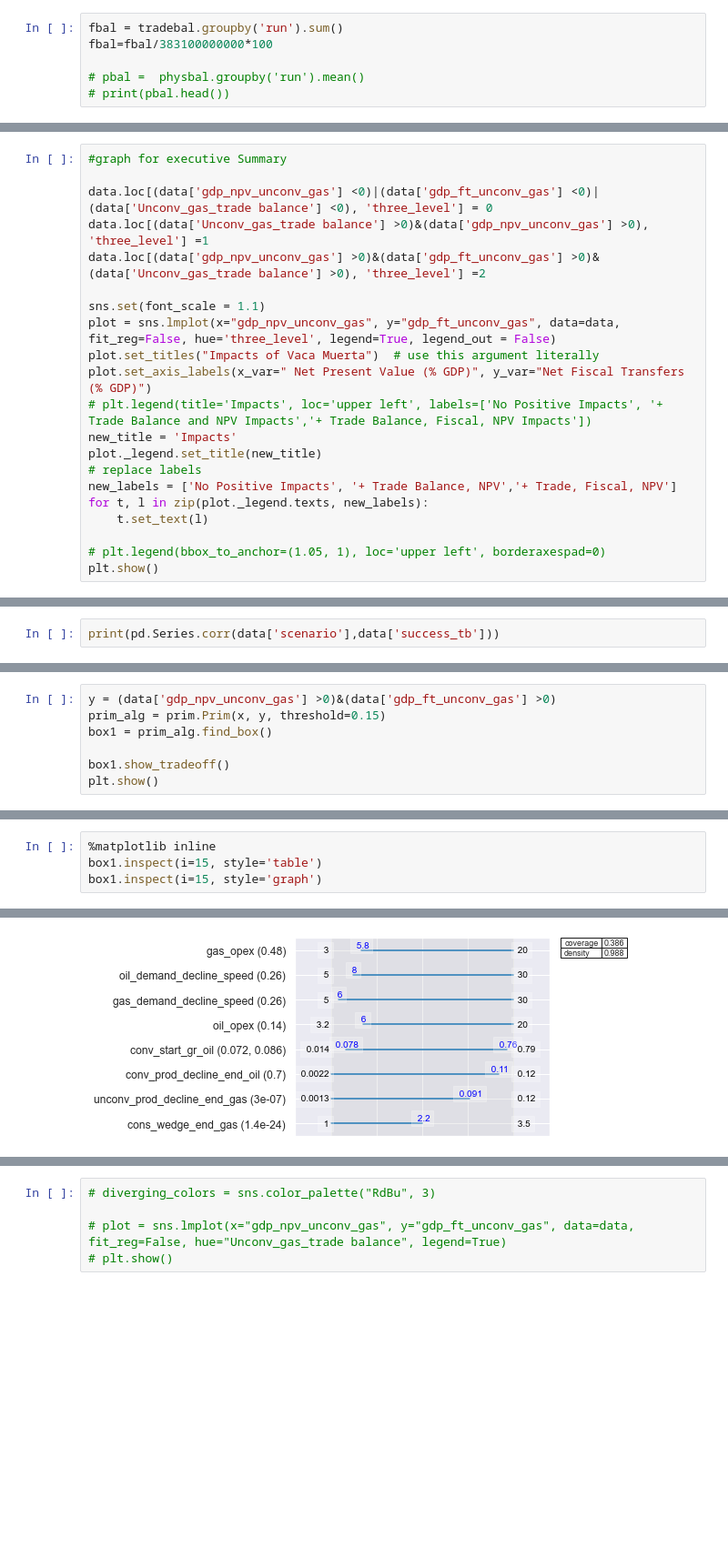
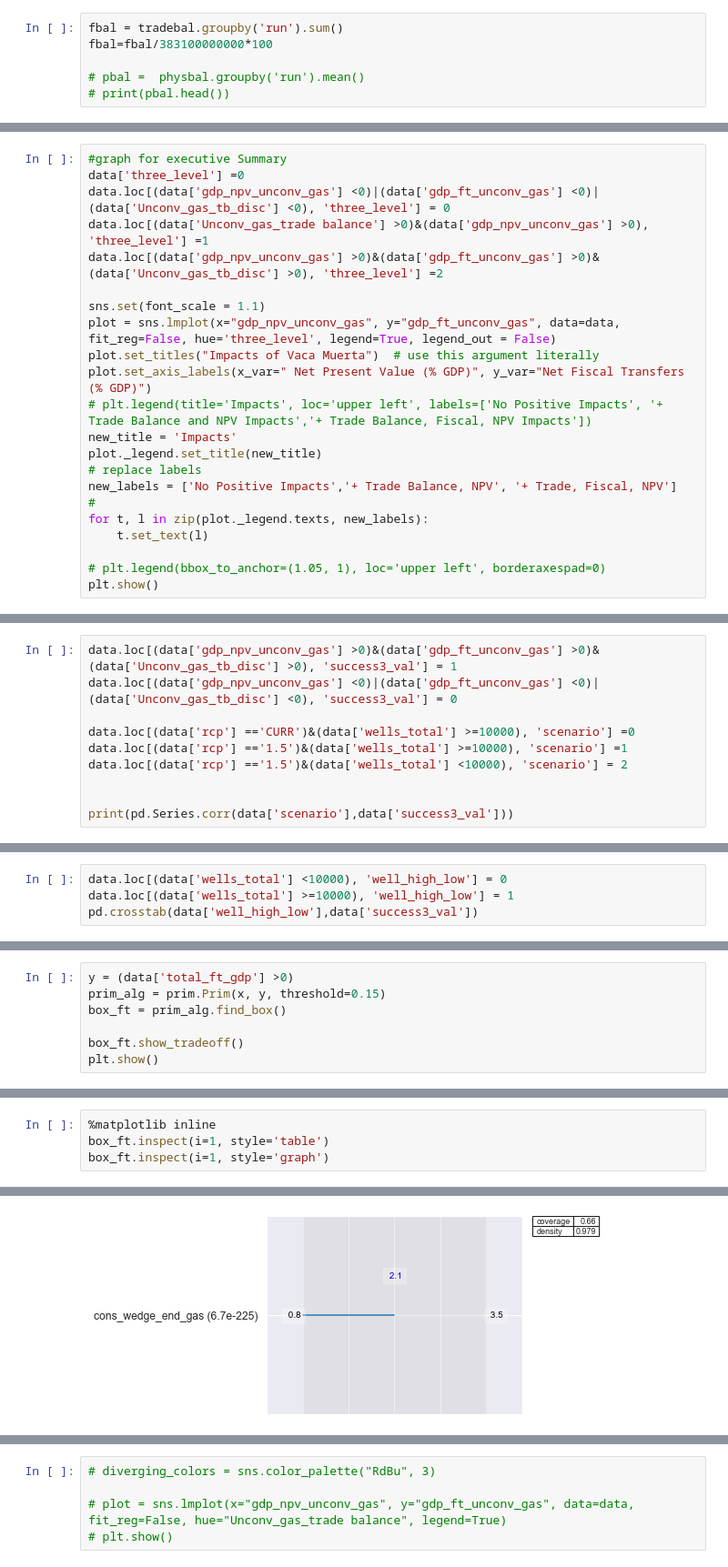
Before and after one commit to worldbank/Vacauerta, a Jupyter notebook: src/Final results_5.15.ipynb, the cells around one changed output, grey strips where cells are left out. Shown at 91% size. Saved outputs shown, nothing was run; the diff lists cells and outputs as text; blank space fills up the shorter version.

```diff
--- a/src/Final results_5.15.ipynb
+++ b/src/Final results_5.15.ipynb
@@ -141,9 +193,9 @@ pd.crosstab(data['scenario'],data['success_ft'])
 # %%
 #graph for executive Summary
-
-data.loc[(data['gdp_npv_unconv_gas'] <0)|(data['gdp_ft_unconv_gas'] <0)|(data['Unconv_gas_trade balance'] <0), 'three_level'] = 0
+data['three_level'] =0
+data.loc[(data['gdp_npv_unconv_gas'] <0)|(data['gdp_ft_unconv_gas'] <0)|(data['Unconv_gas_tb_disc'] <0), 'three_level'] = 0
 data.loc[(data['Unconv_gas_trade balance'] >0)&(data['gdp_npv_unconv_gas'] >0), 'three_level'] =1
-data.loc[(data['gdp_npv_unconv_gas'] >0)&(data['gdp_ft_unconv_gas'] >0)&(data['Unconv_gas_trade balance'] >0), 'three_level'] =2
+data.loc[(data['gdp_npv_unconv_gas'] >0)&(data['gdp_ft_unconv_gas'] >0)&(data['Unconv_gas_tb_disc'] >0), 'three_level'] =2
 
 sns.set(font_scale = 1.1)
 plot = sns.lmplot(x="gdp_npv_unconv_gas", y="gdp_ft_unconv_gas", data=data, fit_reg=False, hue='three_level', legend=True, legend_out = False)
@@ -153,7 +205,8 @@ plot.set_axis_labels(x_var=" Net Present Value (% GDP)", y_var="Net Fiscal Trans
 new_title = 'Impacts'
 plot._legend.set_title(new_title)
 # replace labels
-new_labels = ['No Positive Impacts', '+ Trade Balance, NPV','+ Trade, Fiscal, NPV']
+new_labels = ['No Positive Impacts','+ Trade Balance, NPV', '+ Trade, Fiscal, NPV']
+#
 for t, l in zip(plot._legend.texts, new_labels):
     t.set_text(l)
 
@@ -174,3 +227,11 @@ plt.show()
 # %%
-print(pd.Series.corr(data['scenario'],data['success_tb']))
+data.loc[(data['gdp_npv_unconv_gas'] >0)&(data['gdp_ft_unconv_gas'] >0)&(data['Unconv_gas_tb_disc'] >0), 'success3_val'] = 1
+data.loc[(data['gdp_npv_unconv_gas'] <0)|(data['gdp_ft_unconv_gas'] <0)|(data['Unconv_gas_tb_disc'] <0), 'success3_val'] = 0
+
+data.loc[(data['rcp'] =='CURR')&(data['wells_total'] >=10000), 'scenario'] =0
+data.loc[(data['rcp'] =='1.5')&(data['wells_total'] >=10000), 'scenario'] =1
+data.loc[(data['rcp'] =='1.5')&(data['wells_total'] <10000), 'scenario'] = 2
+
+
+print(pd.Series.corr(data['scenario'],data['success3_val']))
 # %% [output]
@@ -177,0 +244,4 @@ print(pd.Series.corr(data['scenario'],data['success_tb']))
+# %%
+data.loc[(data['wells_total'] <10000), 'well_high_low'] = 0
+data.loc[(data['wells_total'] >=10000), 'well_high_low'] = 1
+pd.crosstab(data['well_high_low'],data['success3_val'])
@@ -319,8 +394,8 @@ conv_prod_decline_end_oil                   [0.7357610291418447, -1.0]
 # %%
-y = (data['gdp_npv_unconv_gas'] >0)&(data['gdp_ft_unconv_gas'] >0)
+y = (data['total_ft_gdp'] >0)
 prim_alg = prim.Prim(x, y, threshold=0.15)
-box1 = prim_alg.find_box()
+box_ft = prim_alg.find_box()
 
-box1.show_tradeoff()
+box_ft.show_tradeoff()
 plt.show()
 # %% [output]
@@ -328,5 +403,5 @@ plt.show()
 # %%
 %matplotlib inline
-box1.inspect(i=15, style='table')
-box1.inspect(i=15, style='graph')
+box_ft.inspect(i=1, style='table')
+box_ft.inspect(i=1, style='graph')
 # %% [output]
@@ -350 +419 @@ gas_opex                                     [0.4826148572554311, -1.0]
-[figure, old version]
+[figure, new version]
```
Also changed, not shown: parts of 64 cells of this notebook, 2 other files.
